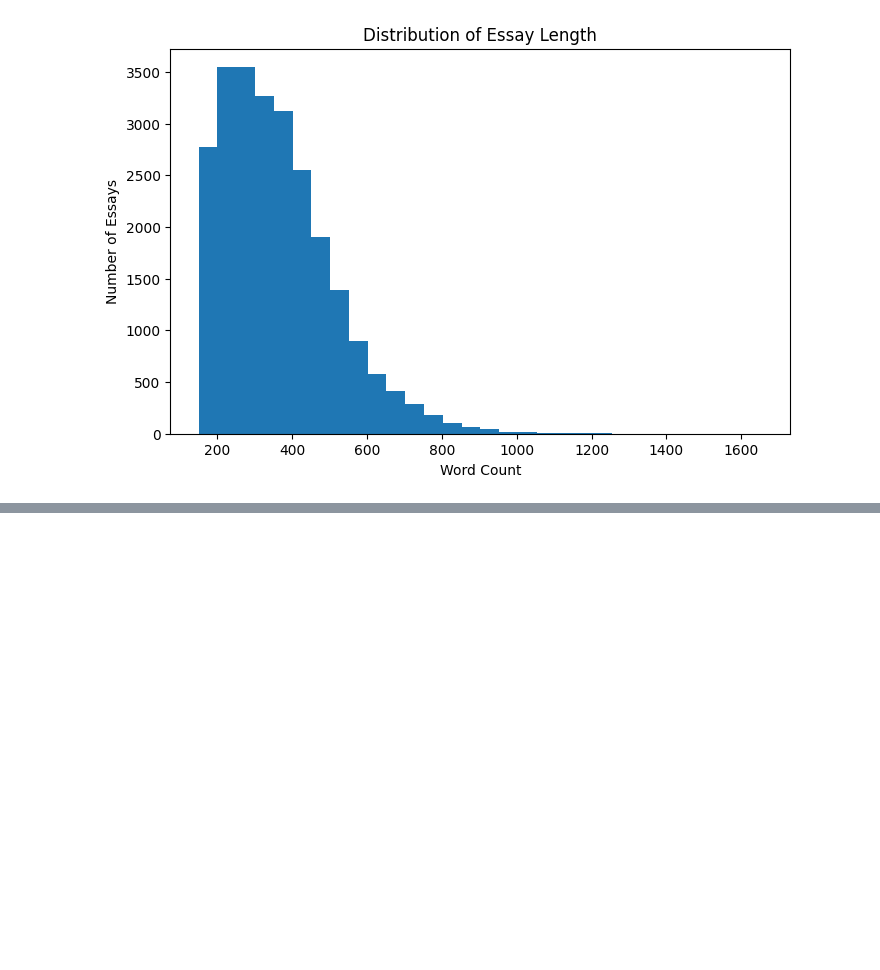
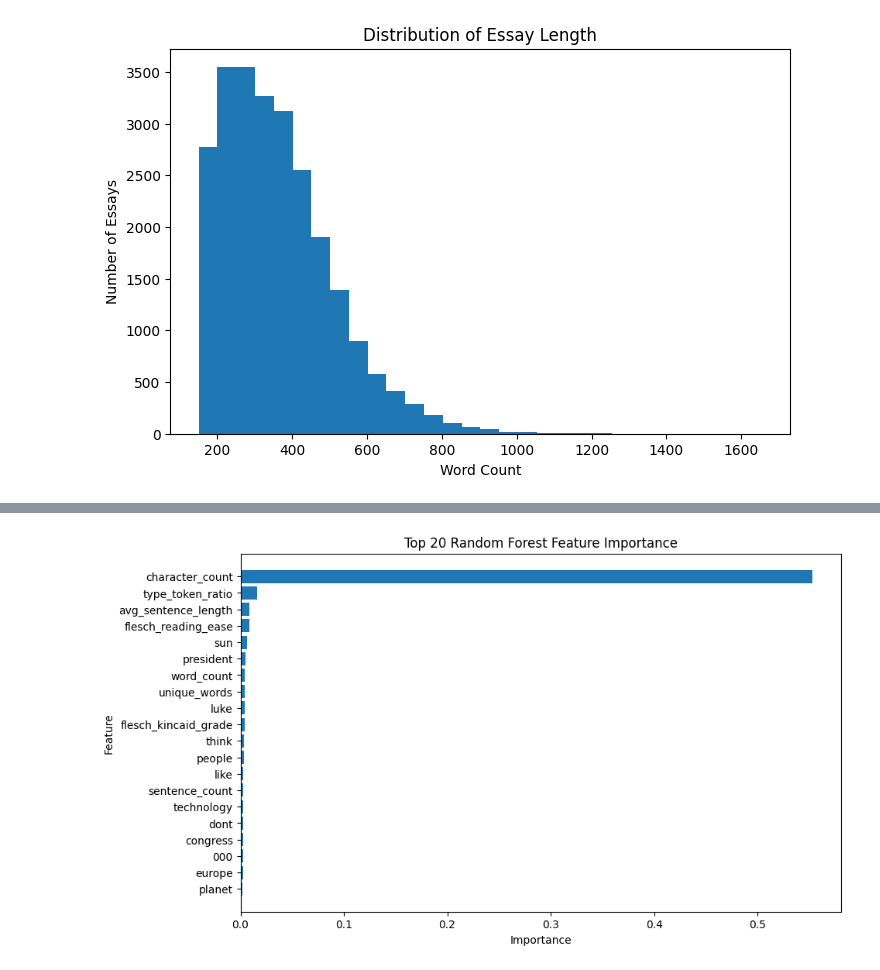
Before and after one commit to AdamaBaba/Project, a Jupyter notebook: Project.ipynb, the cells around one changed output, grey strips where cells are left out. Saved outputs shown, nothing was run; the diff lists cells and outputs as text; code cells hidden in the pictures; blank space fills up the shorter version.

```diff
--- a/Project.ipynb
+++ b/Project.ipynb
@@ -134,0 +328,3 @@ df["unique_words"] = df["full_text"].apply(lambda x: len(set(x.lower().split()))
+# %%
+X_train = X_train.replace([np.inf, -np.inf], np.nan)
+X_test = X_test.replace([np.inf, -np.inf], np.nan)
@@ -134,0 +355,6 @@ df["unique_words"] = df["full_text"].apply(lambda x: len(set(x.lower().split()))
+# %%
+from sklearn.preprocessing import StandardScaler
+
+scaler = StandardScaler()
+X_train_scaled = scaler.fit_transform(X_train)
+X_test_scaled = scaler.transform(X_test)
@@ -134,0 +505,4 @@ df["unique_words"] = df["full_text"].apply(lambda x: len(set(x.lower().split()))
+# %%
+rf_model.fit(X_train, y_train)
+
+print("Model training completed!")
@@ -134,0 +571,16 @@ df["unique_words"] = df["full_text"].apply(lambda x: len(set(x.lower().split()))
+# %%
+# Get feature importance scores
+
+feature_importance = pd.DataFrame({
+    "Feature": X_train.columns,
+    "Importance": rf_model.feature_importances_})
+
+# Sort from most important to least important
+
+feature_importance = feature_importance.sort_values(
+    by="Importance",
+    ascending=False)
+
+# Display top 20 features
+
+feature_importance.head(20)
@@ -134,0 +605,16 @@ df["unique_words"] = df["full_text"].apply(lambda x: len(set(x.lower().split()))
+# %%
+plt.figure(figsize=(10,6))
+
+plt.barh(
+    feature_importance.head(20)["Feature"],
+    feature_importance.head(20)["Importance"])
+
+plt.xlabel("Importance")
+plt.ylabel("Feature")
+plt.title("Top 20 Random Forest Feature Importance")
+
+plt.gca().invert_yaxis()
+
+plt.show()
+# %% [output]
+[figure, added]
```
Also changed, not shown: parts of 28 cells of this notebook.
